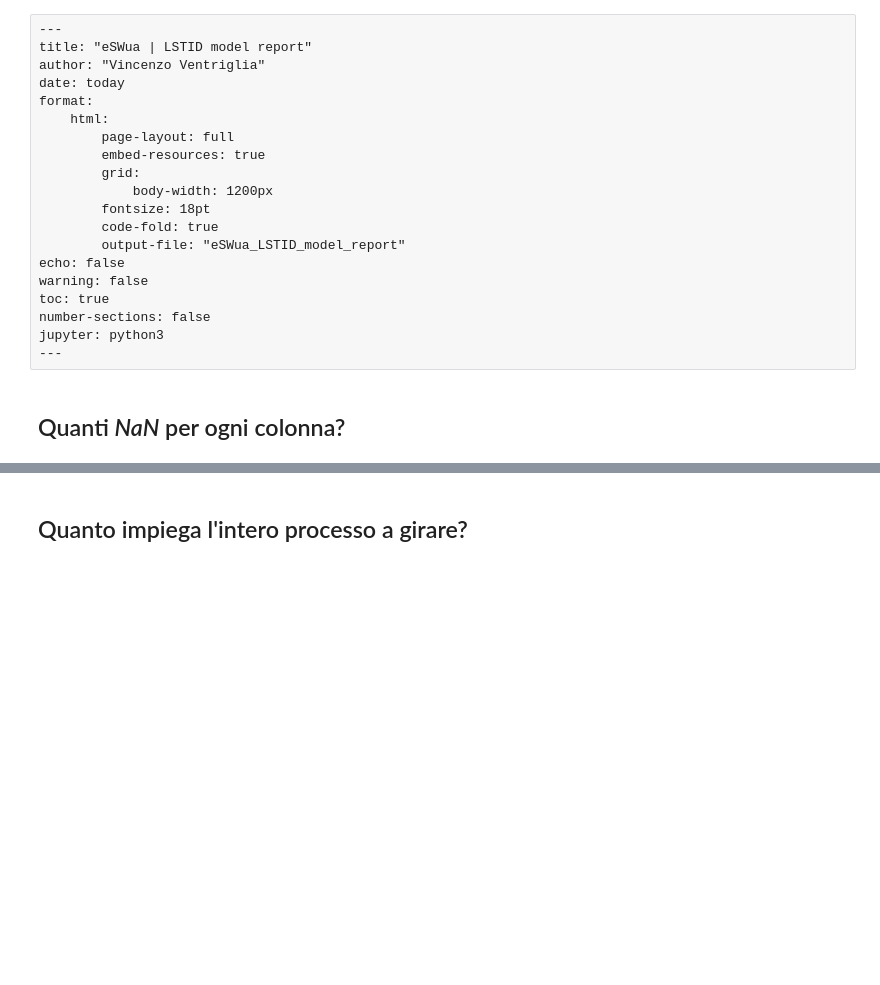
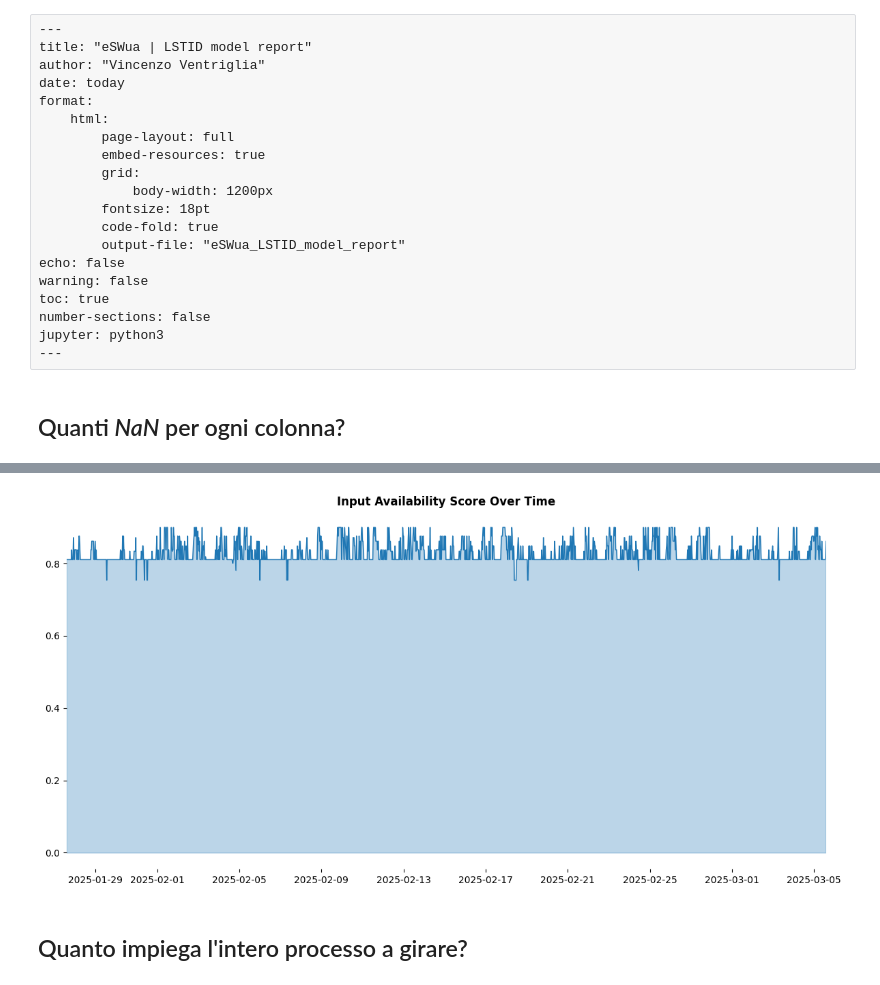
Before and after one commit to viventriglia/t-fors, a Jupyter notebook: jupyters/4_eswua.ipynb, the cells around one changed output, grey strips where cells are left out. Cells and saved outputs as stored; diff of their text form; code cells hidden in the pictures; blank space fills up the shorter version.

```diff
--- a/jupyters/4_eswua.ipynb
+++ b/jupyters/4_eswua.ipynb
@@ -127,3 +148,16 @@ plt.show()
+# %%
+fig, ax = plt.subplots(figsize=(12, 6))
+
+ax.fill_between(df.index, df['input_availability_score'], color='tab:blue', alpha=0.3)
+ax.plot(df.index, df['input_availability_score'], color='tab:blue', linewidth=1)
+
+ax.set_title('Input Availability Score Over Time', fontdict={'fontweight': 'bold'})
+[ax.spines[s].set_visible(False) for s in ax.spines]
+ax.set_xlim(df.index.min(), df.index.max())
+plt.tight_layout()
+plt.show()
+# %% [output]
+[figure, added]
 # %% [markdown]
 ## Quanto impiega l'intero processo a girare?
 # %%
```
Also changed, not shown: parts of 7 cells of this notebook, 2 other files.
